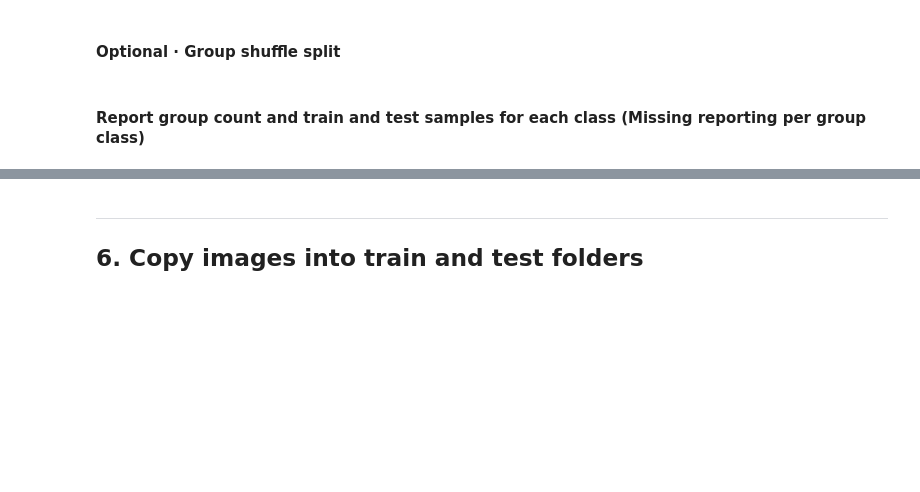
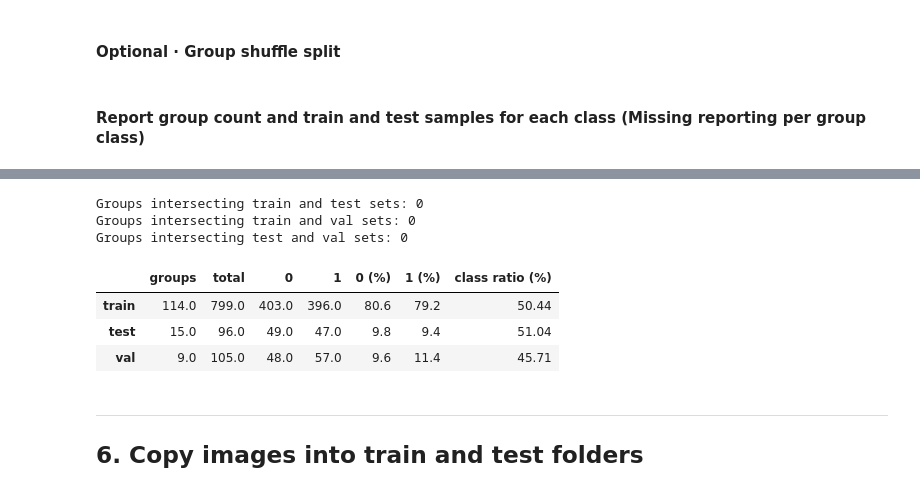
Before and after one commit to luisresende13/octa-flood-images, a Jupyter notebook: Example Split + Copy Images into Split Folders.ipynb, the cells around one changed output, grey strips where cells are left out. Drawn from its saved outputs; the diff is of its cells as text; code cells hidden in the pictures; blank space fills up the shorter version.

```diff
--- a/Example Split + Copy Images into Split Folders.ipynb
+++ b/Example Split + Copy Images into Split Folders.ipynb
@@ -345,3 +348,51 @@ Groups intersecting test and val sets: 0
+# %%
+def group_split_report(y_res, groups_res, Y_train, Y_test, Y_val):
+
+    groups_train = groups_res.loc[Y_train.index].unique()
+    groups_test = groups_res.loc[Y_test.index].unique()
+    groups_val = groups_res.loc[Y_val.index].unique()
+    class_count = y_res.value_counts()
+    train_class_count = Y_train.value_counts()
+    test_class_count = Y_test.value_counts()
+    val_class_count = Y_val.value_counts()
+    train_class_prct = [train_class_count[0] / class_count[0], train_class_count[1] / class_count[1]]
+    test_class_prct = [test_class_count[0] / class_count[0], test_class_count[1] / class_count[1]]
+    val_class_prct = [val_class_count[0] / class_count[0], val_class_count[1] / class_count[1]]
+    train_class_ratio = round(Y_train.value_counts(normalize=True).loc[0] * 100, 2)
+    test_class_ratio = round(Y_test.value_counts(normalize=True).loc[0] * 100, 2)
+    val_class_ratio = round(Y_val.value_counts(normalize=True).loc[0] * 100, 2)
+
+    print('Groups intersecting train and test sets:', len(set(groups_train).intersection(groups_test)))
+    print('Groups intersecting train and val sets:', len(set(groups_train).intersection(groups_val)))
+    print('Groups intersecting test and val sets:', len(set(groups_test).intersection(groups_val)))
+    print()
+
+    stats = pd.DataFrame(
+        [[len(groups_train), len(groups_test), len(groups_val)],
+        [len(Y_train), len(Y_test), len(Y_val)],
+        [train_class_count[0], test_class_count[0], val_class_count[0]],
+        [train_class_count[1], test_class_count[1], val_class_count[1]],
+        [round(train_class_prct[0] * 100, 2), round(test_class_prct[0] * 100, 2), round(val_class_prct[0] * 100, 2)],
+        [round(train_class_prct[1] * 100, 2), round(test_class_prct[1] * 100, 2), round(val_class_prct[1] * 100, 2)],
+        [train_class_ratio, test_class_ratio, val_class_ratio]],
+        columns=['train', 'test', 'val'], index=['groups', 'total', '0', '1', '0 (%)', '1 (%)', 'class ratio (%)']
+    ).T
+
+    return stats
+
+
+# Example usage
+stats = group_split_report(y_res, groups_res, Y_train, Y_test, Y_val)
+
+display(stats)
+# %% [output]
+Groups intersecting train and test sets: 0
+Groups intersecting train and val sets: 0
+Groups intersecting test and val sets: 0
+|  | groups | total | 0 | 1 | 0 (%) | 1 (%) | class ratio (%) |
+| train | 114.0 | 799.0 | 403.0 | 396.0 | 80.6 | 79.2 | 50.44 |
+| test | 15.0 | 96.0 | 49.0 | 47.0 | 9.8 | 9.4 | 51.04 |
+| val | 9.0 | 105.0 | 48.0 | 57.0 | 9.6 | 11.4 | 45.71 |
 # %% [markdown]
 ---
 ## 6. Copy images into train and test folders
```
Also changed, not shown: parts of 19 cells of this notebook, 4 other files.
